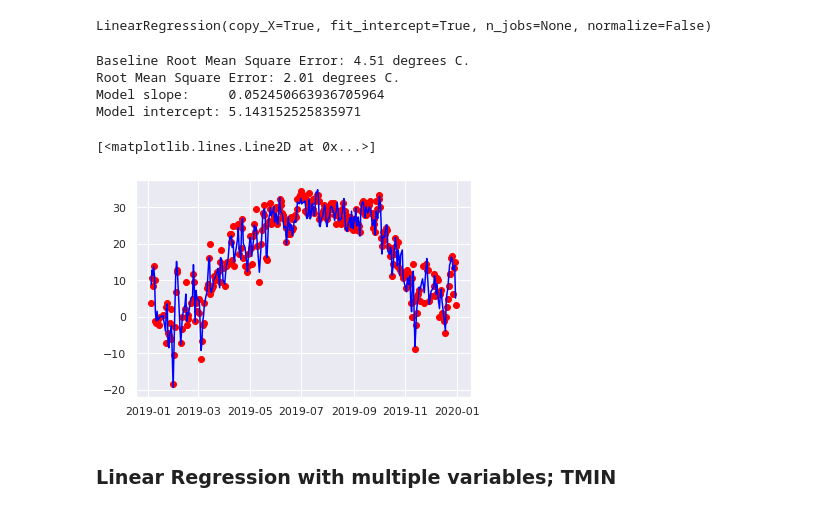
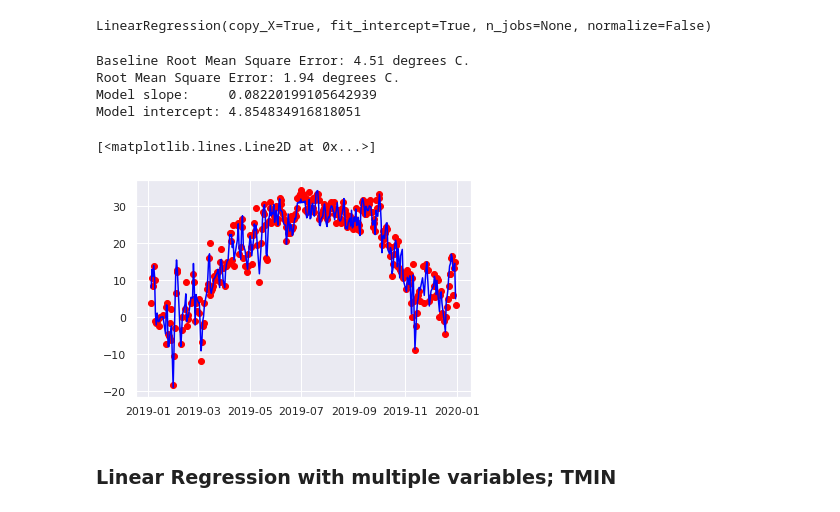
Before and after one commit to kevingray92/597_Project4_GroupB, a Jupyter notebook: Project4_LinearModel.ipynb, the cells around one changed output. Drawn from its saved outputs; the diff is of its cells as text; code cells hidden in the pictures.

```diff
--- a/Project4_LinearModel.ipynb
+++ b/Project4_LinearModel.ipynb
@@ -11,24 +16,24 @@ from math import sqrt
 # %%
 #gfs = pd.read_csv('./raw_data/GFS_Daily_PredictVars_2010thru2019.csv', index_col = 'Date', usecols = ['Date', 'TMAX', 'TMIN', 'WMAX', 'RTOT'], parse_dates = True)
-gfs = pd.read_csv('drive/My Drive/GFS_Daily_PredictVars_2010thru2019.csv', index_col = 'Date', usecols = ['Date', 'TMAX', 'TMIN', 'WMAX', 'RTOT'], parse_dates = True)
+gfs = pd.read_csv('/content/drive/My Drive/Colab Notebooks/Project_4/GFSDaily/GFS_Daily_PredictVars_2010thru2019.csv', index_col = 'Date', usecols = ['Date', 'TMAX', 'TMIN', 'WMAX', 'RTOT'], parse_dates = True)
 # gfsfs = pd.read_csv('./raw_data/GFS_Sfc_42hrFcst_2010thru2019.csv', skiprows=1, index_col = 'Date', parse_dates = True)
 
 #oldobs = pd.read_csv('./raw_data/KCMI_hourly_tidy.csv', index_col = 'Timestamp', parse_dates = True)
-oldobs = pd.read_csv('drive/My Drive/KCMI_hourly_tidy.csv', index_col = 'Timestamp', parse_dates = True)
+oldobs = pd.read_csv('/content/drive/My Drive/Colab Notebooks/Project_4/KCMI_hourly_tidy.csv', index_col = 'Timestamp', parse_dates = True)
 oldobs.index = oldobs.index + pd.DateOffset(hours=12)  # Align times
 
 #obs = pd.read_csv('./raw_data/KCMI_daily_tidy.csv', index_col = 'Date', parse_dates = True)
-obs = pd.read_csv('drive/My Drive/KCMI_daily_tidy.csv', index_col = 'Date', parse_dates = True)
+obs = pd.read_csv('/content/drive/My Drive/Colab Notebooks/Project_4/KCMI_daily_tidy.csv', index_col = 'Date', parse_dates = True)
 obs.index = obs.index + pd.DateOffset(hours=12)  # Align times
 
 #new gfs_sfc file
-gfs_sfc = pd.read_csv('drive/My Drive/GFS_Sfc_06Zto06ZAvgMinMax_AdditionalVars_2010thru2019.csv', skiprows=0)
+gfs_sfc = pd.read_csv('/content/drive/My Drive/Colab Notebooks/Project_4/GFSSfc/GFS_Sfc_06Zto06ZAvgMinMax_AdditionalVars_2010thru2019.csv', skiprows=0)
 gfs_sfc = gfs_sfc.rename(columns={'Unnamed: 0':'Date'})
 gfs_sfc['Date'] = pd.to_datetime(gfs_sfc['Date'])
 gfs_sfc['Date'] = gfs_sfc['Date'] + pd.DateOffset(days = 1)  # !!Add date offset
 
 #new gfs_prof file
-gfs_prof = pd.read_csv('drive/My Drive/GFS_Prof_06Zto06ZAvgMinMax_2010thru2019.csv', skiprows=0)
+gfs_prof = pd.read_csv('/content/drive/My Drive/Colab Notebooks/Project_4/GFSProfile/GFS_Prof_06Zto06ZAvgMinMax_2010thru2019.csv', skiprows=0)
 gfs_prof = gfs_prof.rename(columns={'Unnamed: 0':'Date'})
 gfs_prof['Date'] = pd.to_datetime(gfs_prof['Date'])
 gfs_prof['Date'] = gfs_prof['Date'] + pd.DateOffset(days = 1) # !!Add date offset
@@ -100,43 +105,48 @@ new_features
 ## Linear Regression with multiple variables; TMAX
 # %%
 # Get the verification data for training and for testing
-test_dates = np.array(new_features_date.query('year == 2019')['Date'])
-train_verification = np.array(features.query('year < 2019')['Max Hourly Temp (C)'])
-test_verification = np.array(features.query('year == 2019')['Max Hourly Temp (C)'])
+test_dates_tmax = np.array(new_features_date.query('year == 2019')['Date'])
+train_verification_tmax = np.array(features.query('year < 2019')['Max Hourly Temp (C)'])
+test_verification_tmax = np.array(features.query('year == 2019')['Max Hourly Temp (C)'])
 # %%
 # Import and set up the model
 from sklearn.linear_model import LinearRegression
 lrmax = LinearRegression(fit_intercept=True)
 
-column_names = ['TMAX','TMIN','tmpc','dwpc','Avg DWPDEP(C)','Avg LCLD(%)','Avg MCLD(%)','Avg HCLD(%)','Avg 925hPa DWPDEP(C)','Avg 850hPa DWPDEP(C)','Max 925hPa TMPC','Max 850hPa TMPC','Min 925hPa TMPC','Min 850hPa TMPC'] # Choose the columns we want to use in the regression!!!
-train_vars = new_features.query('year < 2019')[column_names] # Get the columns for training
-test_vars = new_features.query('year == 2019')[column_names] # Get the columns for testing
+# Choose the columns we want to use in the regression!!!
+# column_names = ['TMAX','TMIN','tmpc','dwpc','Avg LCLD(%)','Min MCLD(%)','Min HCLD(%)','Max 250hPa HGT(m)','Min 500hPa HGT(m)','Max 500hPa WSPD(m/s)','Min 850hPa WSPD(m/s)',
+#                 'Avg PRES(hPa)','Min 925hPa WSPD(m/s)','Max DWPDEP(C)','Avg 925hPa DWPDEP(C)','Min 925hPa TMPC','Min 850hPa TMPC']
+column_names_tmax = ['TMAX','TMIN','tmpc','dwpc','Avg DWPDEP(C)','Avg LCLD(%)','Avg MCLD(%)','Avg HCLD(%)','Avg 925hPa DWPDEP(C)','Avg 850hPa DWPDEP(C)','Max 925hPa TMPC',
+                     'Max 850hPa TMPC','Min 925hPa TMPC','Min 850hPa TMPC', 'Min 850hPa WSPD(m/s)','Min 925hPa WSPD(m/s)','Max DWPDEP(C)','wspd','Avg 250hPa DWPDEP(C)',
+                     'Avg 925hPa TMPC']
+train_vars_tmax = new_features.query('year < 2019')[column_names_tmax] # Get the columns for training
+test_vars_tmax = new_features.query('year == 2019')[column_names_tmax] # Get the columns for testing
 
-lrmax.fit(train_vars, train_verification) # Fit the model
+lrmax.fit(train_vars_tmax, train_verification_tmax) # Fit the model
 # %% [output]
 LinearRegression(copy_X=True, fit_intercept=True, n_jobs=None, normalize=False)
 # %%
 # Run the model to get predictions during the test period
-predictions = lrmax.predict(test_vars)
+predictions_tmax = lrmax.predict(test_vars_tmax)
 
 # Print out the root mean square error (rmse), model slope, and model intercept
 # Let's check how well the GFS forecast does. This will be our 'base prediction'
-print('Baseline Root Mean Square Error:', round(sqrt(mean_squared_error(test_verification, new_features.query('year == 2019')['TMAX'].values)), 2), 'degrees C.')
-print('Root Mean Square Error:', round(sqrt(mean_squared_error(test_verification, predictions)), 2), 'degrees C.')
+print('Baseline Root Mean Square Error:', round(sqrt(mean_squared_error(test_verification_tmax, new_features.query('year == 2019')['TMAX'].values)), 2), 'degrees C.')
+print('Root Mean Square Error:', round(sqrt(mean_squared_error(test_verification_tmax, predictions_tmax)), 2), 'degrees C.')
 print("Model slope:    ", lrmax.coef_[0])
 print("Model intercept:", lrmax.intercept_)
 # %% [output]
 Baseline Root Mean Square Error: 4.51 degrees C.
-Root Mean Square Error: 2.01 degrees C.
-Model slope:     0.052450663936705964
-Model intercept: 5.143152525835971
+Root Mean Square Error: 1.94 degrees C.
+Model slope:     0.08220199105642939
+Model intercept: 4.854834916818051
 # %%
 # Make a plot of obs during the test period (red dots) and model prediction during the test period (blue line)
-plt.scatter(test_dates, test_verification, c='red')
-plt.plot(test_dates, predictions, c='blue')
+plt.scatter(test_dates_tmax, test_verification_tmax, c='red')
+plt.plot(test_dates_tmax, predictions_tmax, c='blue')
 # %% [output]
 [<matplotlib.lines.Line2D at 0x...>]
-[figure, old version]
+[figure, new version]
 # %% [markdown]
 ### Linear Regression with multiple variables; TMIN
 # %%
```
Also changed, not shown: parts of 17 cells of this notebook, 4 other files.
